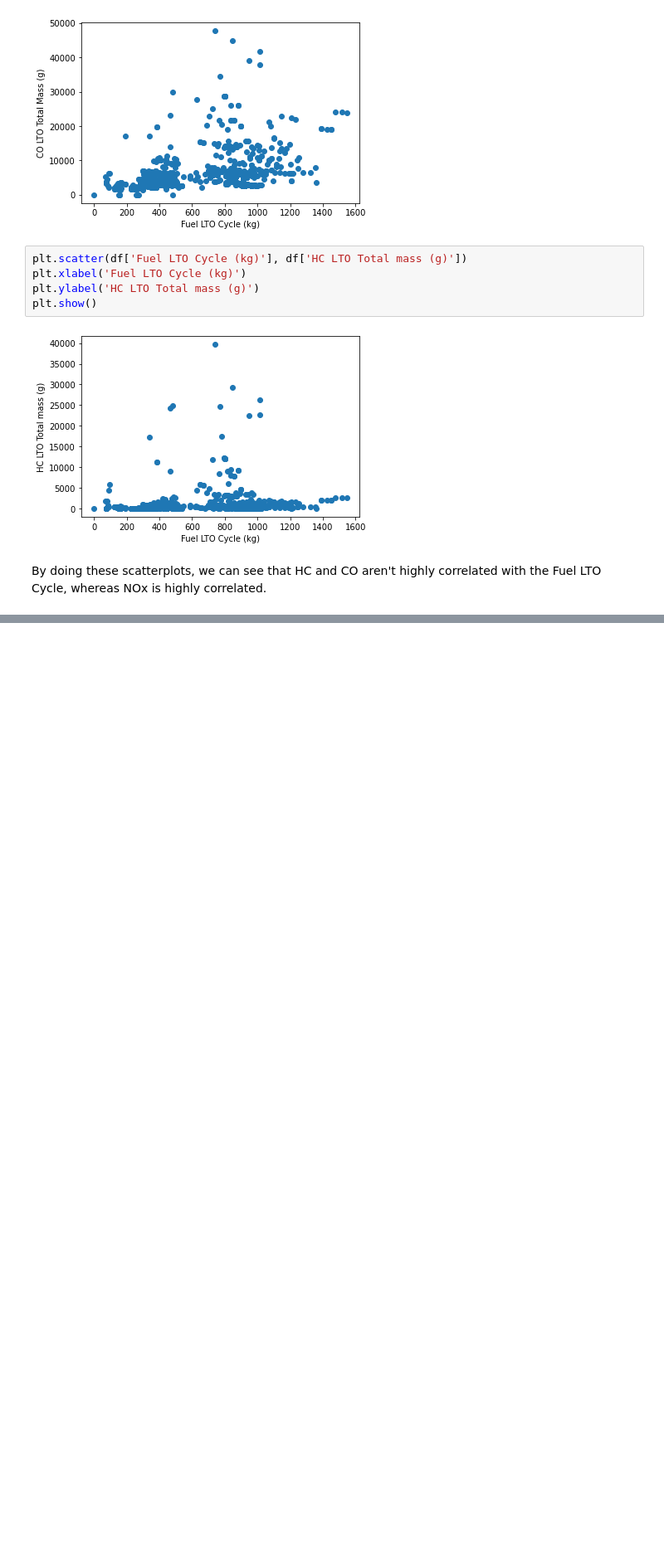
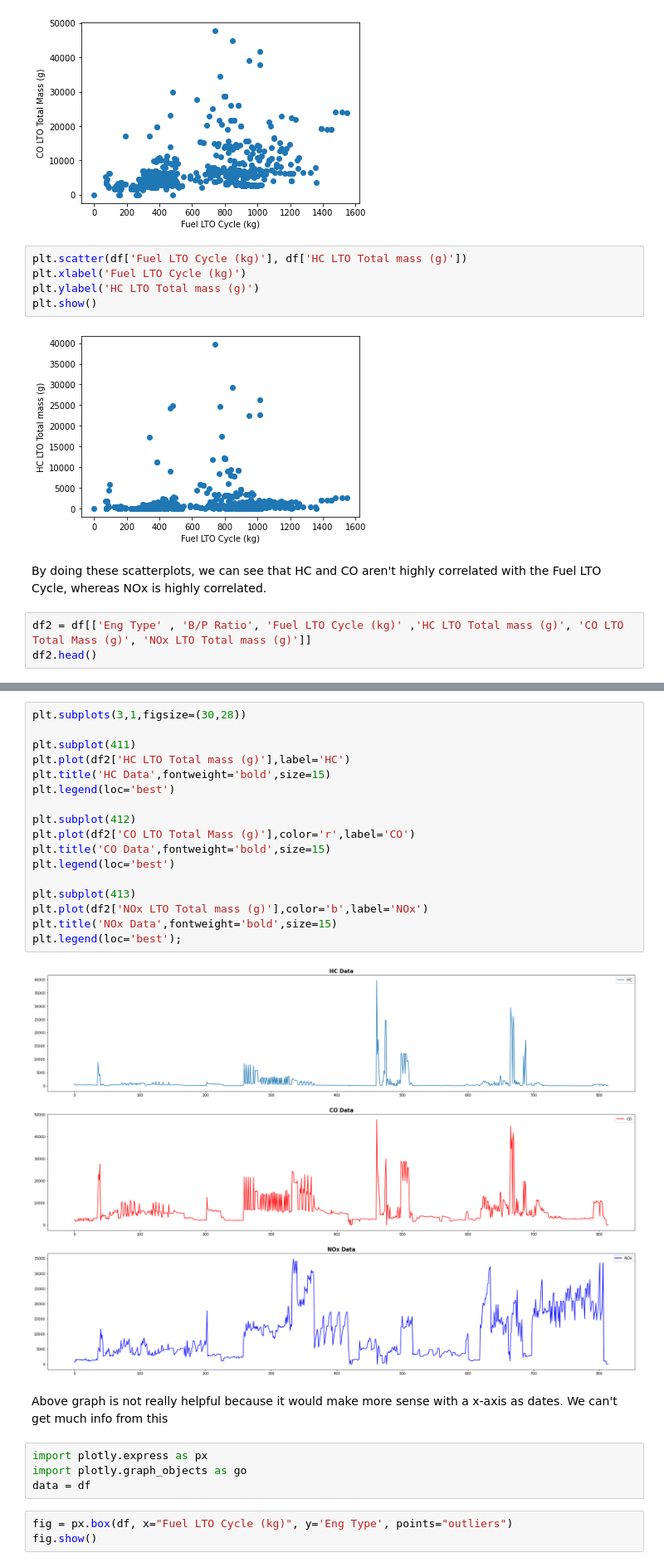
Before and after one commit to bhaktipatel31/Prediction-of-gaseous-emissions-based-on-Aircraft-Engines, a Jupyter notebook: SIC Capstone Project.ipynb, the cells around one changed output, grey strips where cells are left out. Shown at 83% size. Drawn from its saved outputs; the diff is of its cells as text; blank space fills up the shorter version.

```diff
--- a/SIC Capstone Project.ipynb
+++ b/SIC Capstone Project.ipynb
@@ -209,3 +209,6 @@ plt.show()
 [figure]
 # %% [markdown]
 By doing these scatterplots, we can see that HC and CO aren't highly correlated with the Fuel LTO Cycle, whereas NOx is highly correlated.
+# %%
+df2 = df[['Eng Type' , 'B/P Ratio', 'Fuel LTO Cycle (kg)' ,'HC LTO Total mass (g)', 'CO LTO Total Mass (g)', 'NOx LTO Total mass (g)']]
+df2.head()
@@ -211,0 +222,28 @@ By doing these scatterplots, we can see that HC and CO aren't highly correlated
+# %%
+plt.subplots(3,1,figsize=(30,28))
+
+plt.subplot(411)
+plt.plot(df2['HC LTO Total mass (g)'],label='HC')
+plt.title('HC Data',fontweight='bold',size=15)
+plt.legend(loc='best')
+
+plt.subplot(412)
+plt.plot(df2['CO LTO Total Mass (g)'],color='r',label='CO')
+plt.title('CO Data',fontweight='bold',size=15)
+plt.legend(loc='best')
+
+plt.subplot(413)
+plt.plot(df2['NOx LTO Total mass (g)'],color='b',label='NOx')
+plt.title('NOx Data',fontweight='bold',size=15)
+plt.legend(loc='best');
+# %% [output]
+[figure, added]
+# %% [markdown]
+Above graph is not really helpful because it would make more sense with a x-axis as dates. We can't get much info from this
+# %%
+import plotly.express as px
+import plotly.graph_objects as go
+data = df
+# %%
+fig = px.box(df, x="Fuel LTO Cycle (kg)", y='Eng Type', points="outliers")
+fig.show()
```
Also changed, not shown: parts of 11 cells of this notebook.
